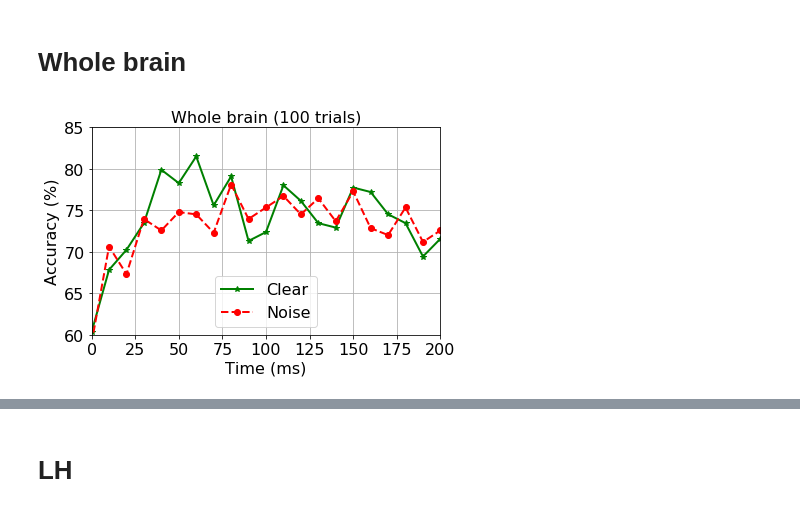
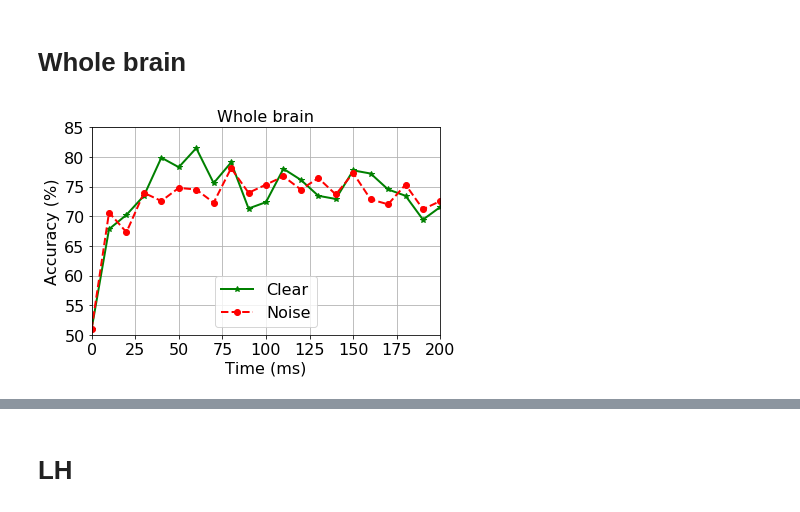
Before and after one commit to msultanmahmud/EEG_Analysis, a Jupyter notebook: Baseline_correction/Source_Baseline_SVM_Summary_Results_visualiz_All_final_clear_noise_v1.ipynb, the cells around one changed output, grey strips where cells are left out. Drawn from its saved outputs; the diff is of its cells as text; code cells hidden in the pictures.

```diff
--- a/Baseline_correction/Source_Baseline_SVM_Summary_Results_visualiz_All_final_clear_noise_v1.ipynb
+++ b/Baseline_correction/Source_Baseline_SVM_Summary_Results_visualiz_All_final_clear_noise_v1.ipynb
@@ -17,12 +17,12 @@ from scipy.stats import norm, zscore
 # %%
 pathr="/home/sultan/EEG/Source_Level_Analysis/SVM_results/"
 # fnamecl="svm_res_100sam_10ms_clear_v2.csv"
-fnamecl="svm_baseline_100sam_10ms_clear_v2.csv"
-fnameno="svm_baseline_100sam_10ms_noise_v47.csv"
+fnamecl="svm_baseline_100sam_10ms_clear_v3.csv"
+fnameno="svm_baseline_100sam_10ms_noise_v3_47.csv"
 tadc =pd.read_csv(pathr+fnamecl)
 tadn =pd.read_csv(pathr+fnameno)
 # print("Total rows: {0}".format(len(d)))
-tr=' (100 trials)';
+# tr=' (100 trials)';
 # %%
 # plt.plot(dataset.iloc[1:,1],dataset.iloc[1:,2],'-dr')
 # plt.show()
@@ -31,25 +31,25 @@ tr=' (100 trials)';
 # %%
 tw1=tadc.iloc[1:,1];Acdw1=tadc.iloc[1:,2]*100;Acdnw1=tadn.iloc[1:,2]*100
 axis_font = {'fontname':'Arial', 'size':'16'}
 #tw1=tad.iloc[1:,0];Acdw1=tad.iloc[1:,1];
 # tw1=tadc.iloc[0:,0];Acdw1=tadc.iloc[0:,1];
 # plt.plot(tw1,Acdw1,c='g')
 plt.plot(tw1,Acdw1,'g',linewidth=2,marker='*')
 plt.plot(tw1, Acdnw1,'--r',linewidth=2,marker='o')
 plt.xlim(0,200)
-plt.ylim(60,85)
+plt.ylim(50,85)
 # plt.plot(tw1,Acdw1, 'k--', label='noise')
 plt.xlabel('Time (ms)',**axis_font)
 plt.ylabel('Accuracy (%)',**axis_font)
-plt.title('Whole brain'+tr,**axis_font)
+plt.title('Whole brain',**axis_font)
 plt.yticks(**axis_font)
 plt.xticks(**axis_font)
 plt.grid(True)
 plt.tight_layout()
 plt.gca().legend(('Clear','Noise'),fontsize=16,loc='lower center')
 # plt.savefig('whole_acc_timem.eps')
 # plt.savefig('whole_acc_timem.tif')
 plt.show()
 print 'cl:',max(tadc.iloc[1:,2]*100), '\n', 'no:',max(tadn.iloc[1:,2]*100)
 # %% [output]
-[figure, old version]
+[figure, new version]
```
Also changed, not shown: parts of 7 cells of this notebook, 22 other files.
